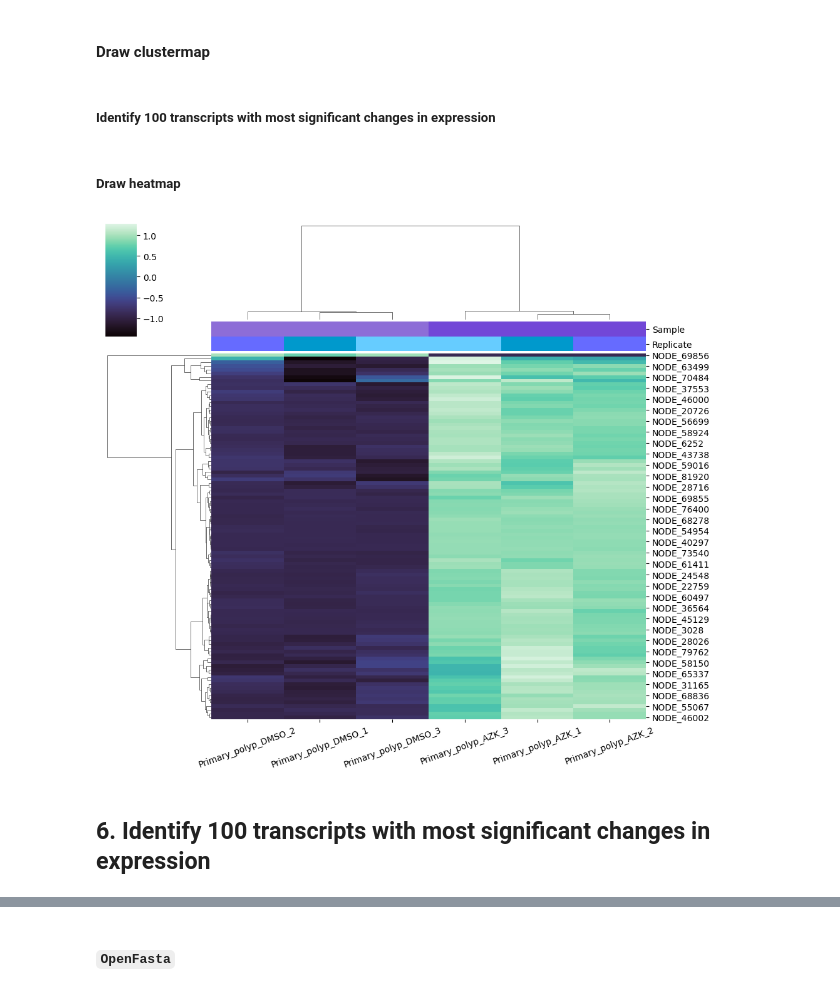
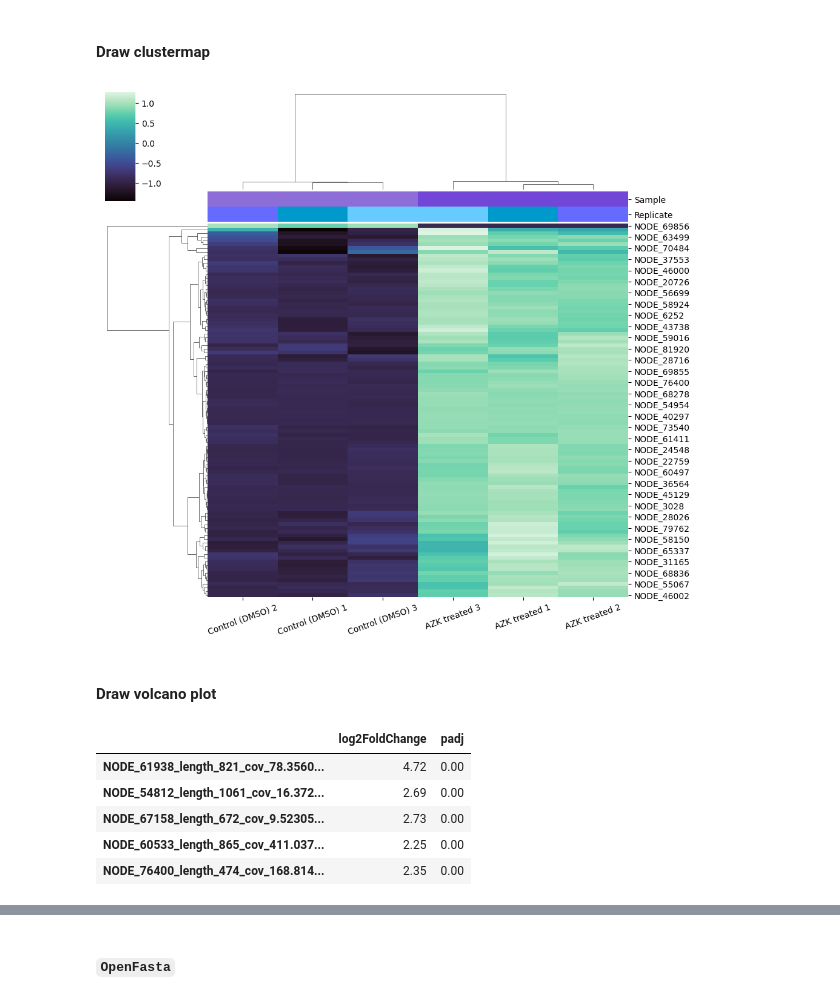
Before and after one commit to angrygeese/DynamenaProject_BI2023-24, a Jupyter notebook: code/Lab_journal_stas_project.ipynb, the cells around one changed output, grey strips where cells are left out. Drawn from its saved outputs; the diff is of its cells as text; code cells hidden in the pictures.

Commit message:
Add volcano plot, reorganize lab journal

```diff
--- a/code/Lab_journal_stas_project.ipynb
+++ b/code/Lab_journal_stas_project.ipynb
@@ -513,8 +503,10 @@ R[write to console]: final dispersion estimates
 R[write to console]: fitting model and testing
 # %% [markdown]
 #### Take a look at results
+# %%
+deseq_results_file = '../data_folder/processed_data/4.Expression_count/DESeq2/result_ctrl.txt'
 # %%
-deseq_results_ctrl = pd.read_table('../data_folder/processed_data/4.Expression_count/DESeq2/result_ctrl.txt', header = 0, sep='\t', index_col=0)
+deseq_results_ctrl = pd.read_table(deseq_results_file, header = 0, sep='\t', index_col=0)
 # %%
 deseq_results_ctrl.head()
 # %% [output]
@@ -568,0 +568,3 @@ True
+# %%
+deseq_results_ctrl_100_file = '../data_folder/processed_data/4.Expression_count/DESeq2/result_ctrl_100.txt'
+kallisto_matrix_ctrl_100_file = '../data_folder/processed_data/4.Expression_count/kallisto/count_martix_ctrl_100.txt'
@@ -569,17 +574,15 @@ True
 # %% [markdown]
 #### Draw clustermap
 # %%
-meta = pd.DataFrame({'Primary_polyp_DMSO_1': ('DMSO', 1),
-                     'Primary_polyp_DMSO_2': ('DMSO', 2),
-                     'Primary_polyp_DMSO_3': ('DMSO', 3),
-                     'Primary_polyp_AZK_1': ('AZK', 1),
-                     'Primary_polyp_AZK_2': ('AZK', 2),
-                     'Primary_polyp_AZK_3': ('AZK', 3),}, index=['Sample', 'Replicate']).T
+meta = pd.DataFrame({'Control (DMSO) 1': ('DMSO', 1),
+                     'Control (DMSO) 2': ('DMSO', 2),
+                     'Control (DMSO) 3': ('DMSO', 3),
+                     'AZK treated 1': ('AZK', 1),
+                     'AZK treated 2': ('AZK', 2),
+                     'AZK treated 3': ('AZK', 3),}, index=['Sample', 'Replicate']).T
 # %%
 col_colors = meta['Sample'].map({'AZK': '#7247D7', 'DMSO': '#8D6DD7'})
 col_colors.name = 'Sample'
 rep_colors = meta['Replicate'].map({1: '#0099CC', 2: '#666BFF', 3: '#66CCFF'})
 rep_colors.name = 'Replicate'
 col_colors = pd.concat([col_colors, rep_colors], axis=1)
-# %% [markdown]
-##### Identify 100 transcripts with most significant changes in expression
@@ -592,13 +589,24 @@ kallisto_matrix_ctrl_100.to_csv('../data_folder/processed_data/4.Expression_coun
+# %%
+kallisto_ctrl_cluster_df = pd.read_csv(kallisto_matrix_ctrl_100_file, sep='\t', index_col=0)
+clustermap_cols = ('Control (DMSO) 1', 'Control (DMSO) 2','Control (DMSO) 3', 'AZK treated 1','AZK treated 2','AZK treated 3')
+kallisto_ctrl_cluster_df = kallisto_ctrl_cluster_df.rename(columns=dict(zip(kallisto_ctrl_cluster_df.columns, clustermap_cols)))
+kallisto_ctrl_cluster_df = kallisto_ctrl_cluster_df.set_index(kallisto_matrix_ctrl_100.index.str.split('_', n=2).str[:2].str.join('_'))
+
+kallisto_cluster = sns.clustermap(kallisto_ctrl_cluster_df, method='ward', cmap='mako', z_score=0, col_colors=col_colors)
+plt.setp(kallisto_cluster.ax_heatmap.xaxis.get_majorticklabels(), rotation=20)  # https://stackoverflow.com/a/34697479
+plt.savefig('../data_folder/processed_data/4.Expression_count/kallisto/kallisto_matrix_ctrl_100.png', dpi=300)
+None
+# %% [output]
+[figure, added]
 # %% [markdown]
-##### Draw heatmap
+#### Draw volcano plot
-# %%
-kallisto_ctrl_cluster_df = kallisto_matrix_ctrl_100.set_index(kallisto_matrix_ctrl_100.index.str.split('_', n=2).str[:2].str.join('_'))
-
-kallisto_cluster = sns.clustermap(kallisto_ctrl_cluster_df, method='ward', cmap='mako', z_score=0, col_colors=col_colors)
-plt.setp(kallisto_cluster.ax_heatmap.xaxis.get_majorticklabels(), rotation=20)  # https://stackoverflow.com/a/34697479
-plt.savefig('../data_folder/processed_data/4.Expression_count/kallisto/kallisto_matrix_ctrl_100.png', dpi=300)
-None
-# %% [output]
-[figure, removed]
-# %% [markdown]
-## 6. Identify 100 transcripts with most significant changes in expression
+# %%
+volcano_deseq = pd.read_table(deseq_results_file, header = 0, sep='\t', index_col=0).drop(columns=['id', 'baseMean', 'lfcSE', 'stat', 'pvalue'])
+volcano_deseq.head(5)
+# %% [output]
+|  | log2FoldChange | padj |
+| NODE_61938_length_821_cov_78.3560... | 4.72 | 0.00 |
+| NODE_54812_length_1061_cov_16.372... | 2.69 | 0.00 |
+| NODE_67158_length_672_cov_9.52305... | 2.73 | 0.00 |
+| NODE_60533_length_865_cov_411.037... | 2.25 | 0.00 |
+| NODE_76400_length_474_cov_168.814... | 2.35 | 0.00 |
```
Also changed, not shown: parts of 50 cells of this notebook, 5 other files.
